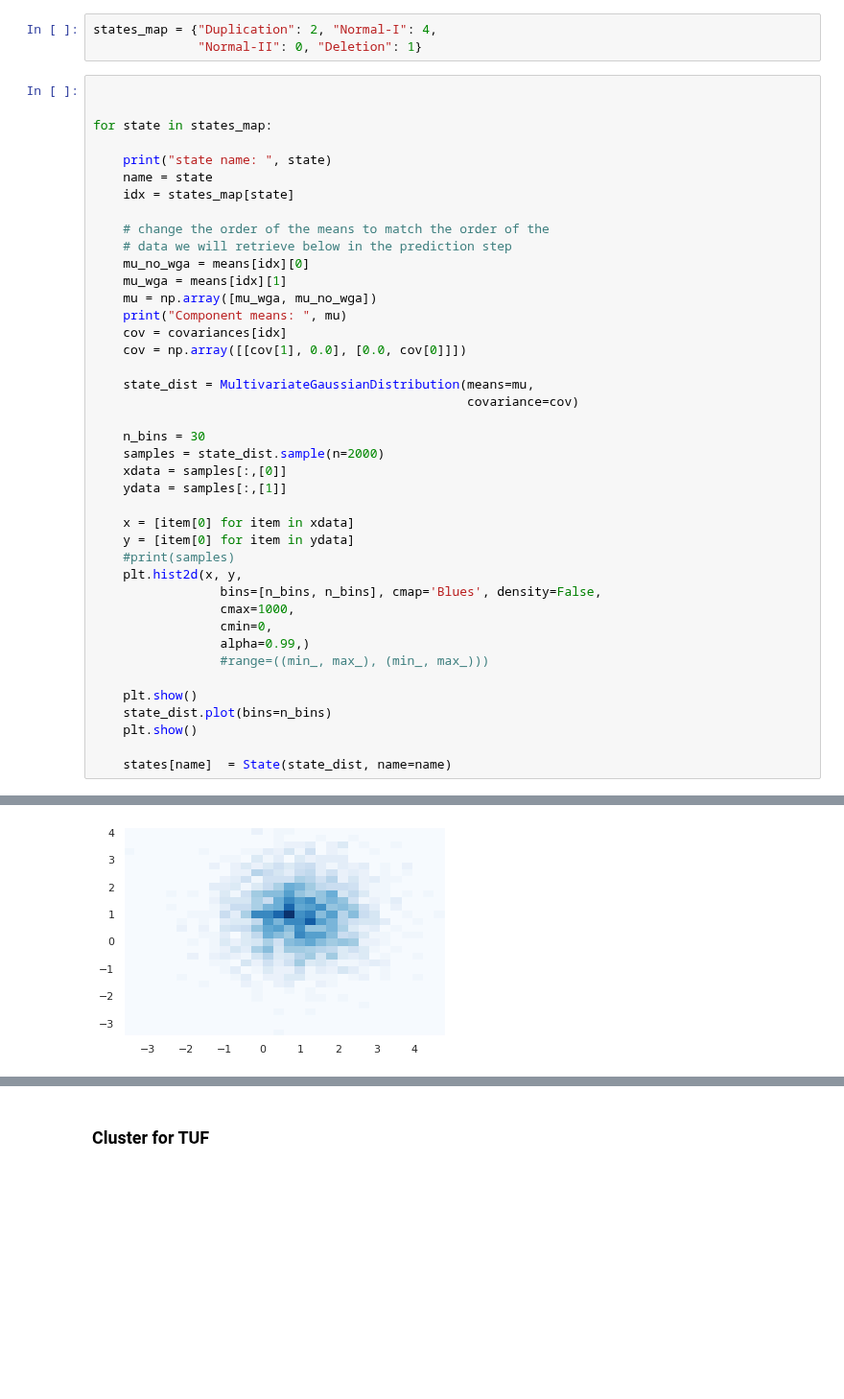
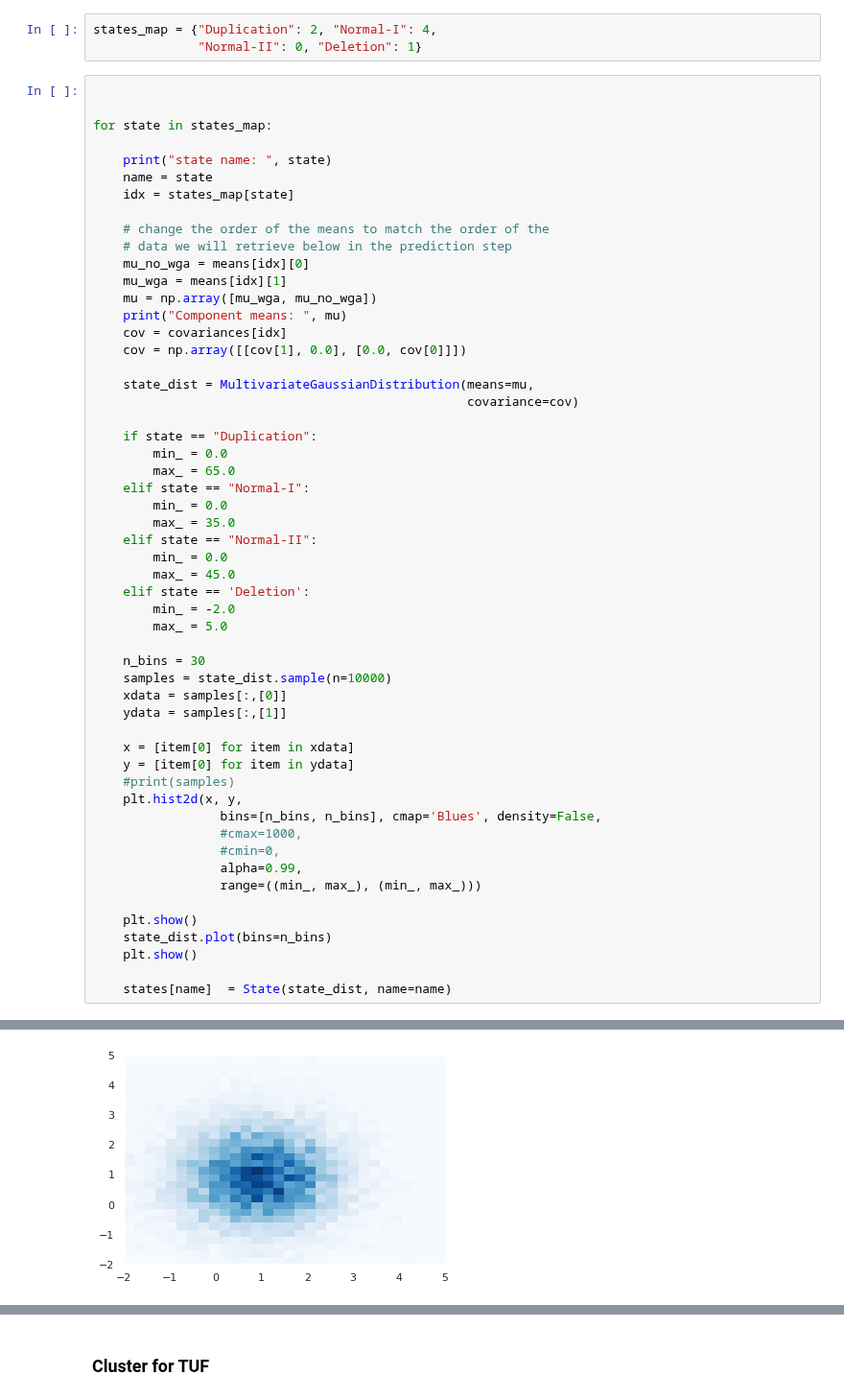
Before and after one commit to pockerman/hidden_markov_modeling, a Jupyter notebook: stories/story_15.ipynb, the cells around one changed output, grey strips where cells are left out. Shown at 96% size. Cells and saved outputs as stored; diff of their text form; blank space fills up the shorter version.

```diff
--- a/stories/story_15.ipynb
+++ b/stories/story_15.ipynb
@@ -246,8 +246,21 @@ for state in states_map:
     state_dist = MultivariateGaussianDistribution(means=mu,
                                                   covariance=cov)
 
+    if state == "Duplication":
+        min_ = 0.0
+        max_ = 65.0
+    elif state == "Normal-I":
+        min_ = 0.0
+        max_ = 35.0
+    elif state == "Normal-II":
+        min_ = 0.0
+        max_ = 45.0
+    elif state == 'Deletion':
+        min_ = -2.0
+        max_ = 5.0
+
     n_bins = 30
-    samples = state_dist.sample(n=2000)
+    samples = state_dist.sample(n=10000)
     xdata = samples[:,[0]]
     ydata = samples[:,[1]]
 
@@ -256,10 +269,10 @@ for state in states_map:
     #print(samples)
     plt.hist2d(x, y,
                  bins=[n_bins, n_bins], cmap='Blues', density=False,
-                 cmax=1000,
-                 cmin=0,
-                 alpha=0.99,)
-                 #range=((min_, max_), (min_, max_)))
+                 #cmax=1000,
+                 #cmin=0,
+                 alpha=0.99,
+                 range=((min_, max_), (min_, max_)))
 
     plt.show()
     state_dist.plot(bins=n_bins)
@@ -282,3 +295,3 @@ Component means:  [23.31997551 19.64182736]
 state name:  Deletion
 Component means:  [0.97161147 0.95921529]
-[figure, old version]
+[figure, new version]
```
Also changed, not shown: parts of 5 cells of this notebook.
